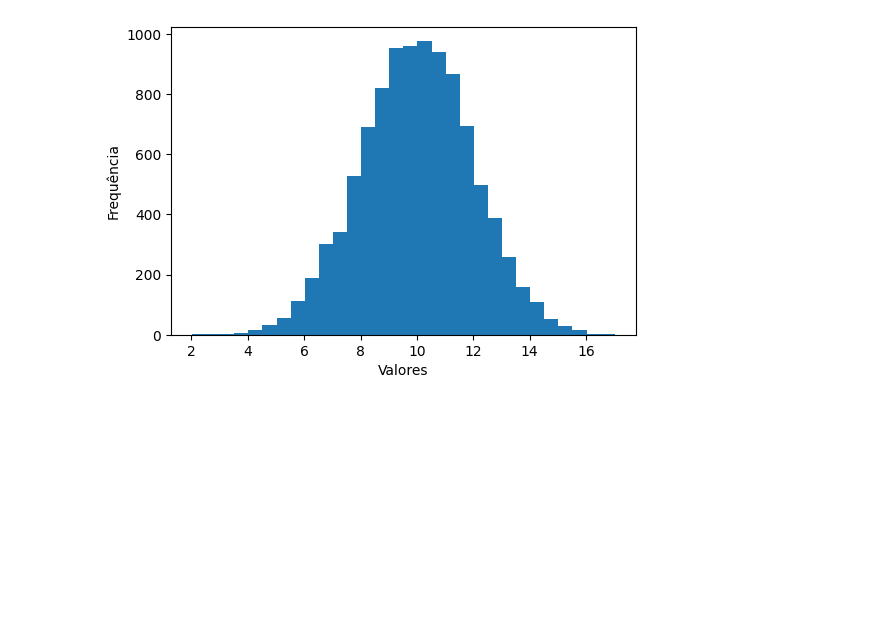
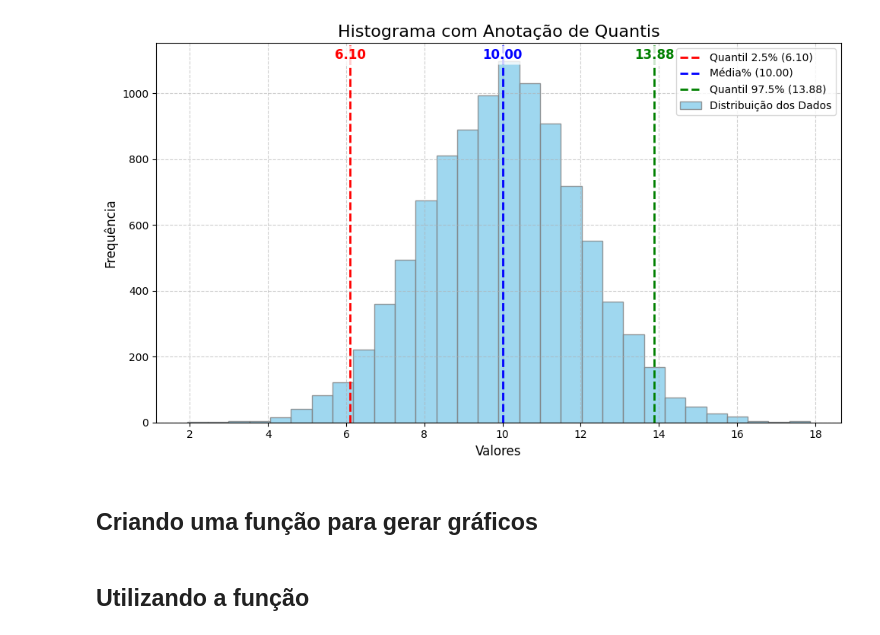
Before and after one commit to fferreir/VPS5701, a Jupyter notebook: notebooks/02. Plotando array com matplotlib e seaborn.ipynb, the cells around one changed output. Cells and saved outputs as stored; diff of their text form; code cells hidden in the pictures; blank space fills up the shorter version.

Commit message:
Cria função gerar gráfico

```diff
--- a/notebooks/02. Plotando array com matplotlib e seaborn.ipynb
+++ b/notebooks/02. Plotando array com matplotlib e seaborn.ipynb
@@ -24,11 +25,60 @@ figura.savefig('Figura 1.png', dpi=300)
 # %%
 a = np.random.normal(loc=10, scale=2, size=10000)
 # %%
-figura_normal = plt.figure(figsize=(6,4))
-ax = figura_normal.add_subplot()
-plt.hist(a, bins=30)
-plt.xlabel('Valores')
-plt.ylabel('Frequência')
+fig, ax = plt.subplots(figsize=(10, 6))
+
+# Usamos np.quantile para obter os valores nos percentis 2.5% e 97.5%
+q2_5 = np.quantile(a, 0.025)
+q97_5 = np.quantile(a, 0.975)
+media = a.mean()
+
+# Desenha linha vertical
+ax.axvline(q2_5, color='red', linestyle='--', linewidth=2, label=f'Quantil 2.5% ({q2_5:.2f})')
+ax.axvline(media, color='blue', linestyle='--', linewidth=2, label=f'Média% ({media:.2f})')
+ax.axvline(q97_5, color='green', linestyle='--', linewidth=2, label=f'Quantil 97.5% ({q97_5:.2f})')
+
+# Plotar o histograma
+ax.hist(a, bins=30, alpha=0.8, color='skyblue', edgecolor='gray', label='Distribuição dos Dados')
+
+# Primeiro, pegamos a altura máxima do eixo Y para posicionar o texto
+y_max = ax.get_ylim()[1]
+y_pos = y_max * 0.95  # Posição Y em 90% da altura máxima
+
+# Adicionar o texto usando ax.text(x, y, 'seu_texto')
+# 'ha' (horizontal alignment) e 'va' (vertical alignment) ajudam a alinhar o texto.
+# Usar um bbox (caixa) em volta do texto pode melhorar a legibilidade.
+ax.text(q2_5, y_pos, f'{q2_5:.2f}',
+        color='red',
+        fontsize=12,
+        fontweight='bold',
+        ha='center', # Alinha o centro do texto com a linha
+        va='bottom',
+        bbox=dict(facecolor='white', alpha=0.8, edgecolor='none', boxstyle='round,pad=0.2'))
+
+ax.text(media, y_pos, f'{media:.2f}',
+        color='blue',
+        fontsize=12,
+        fontweight='bold',
+        ha='center', # Alinha o centro do texto com a linha
+        va='bottom',
+        bbox=dict(facecolor='white', alpha=0.8, edgecolor='none', boxstyle='round,pad=0.2'))
+
+ax.text(q97_5, y_pos, f'{q97_5:.2f}',
+        color='green',
+        fontsize=12,
+        fontweight='bold',
+        ha='center', # Alinha o centro do texto com a linha
+        va='bottom',
+        bbox=dict(facecolor='white', alpha=0.8, edgecolor='none', boxstyle='round,pad=0.2'))
+
+ax.set_title('Histograma com Anotação de Quantis', fontsize=16)
+ax.set_xlabel('Valores', fontsize=12)
+ax.set_ylabel('Frequência', fontsize=12)
+ax.legend()
+plt.grid(True, linestyle='--', alpha=0.6)
+plt.tight_layout() # Ajusta o layout para evitar que os rótulos sejam cortados
 plt.show()
 # %% [output]
-[figure, old version]
+[figure, new version]
+# %% [markdown]
+## Criando uma função para gerar gráficos
@@ -34,0 +152,2 @@ plt.show()
+# %% [markdown]
+## Utilizando a função
```
Also changed, not shown: parts of 7 cells of this notebook, 2 other files.
